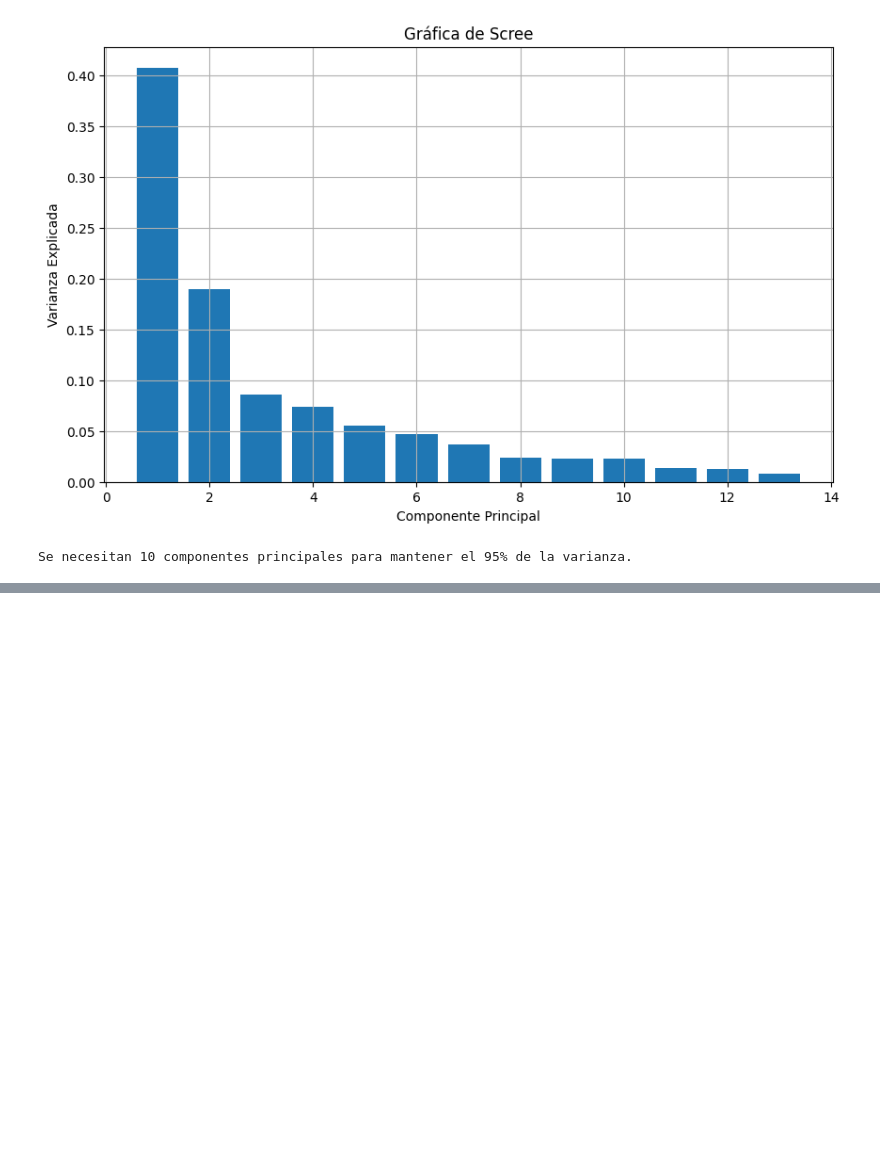
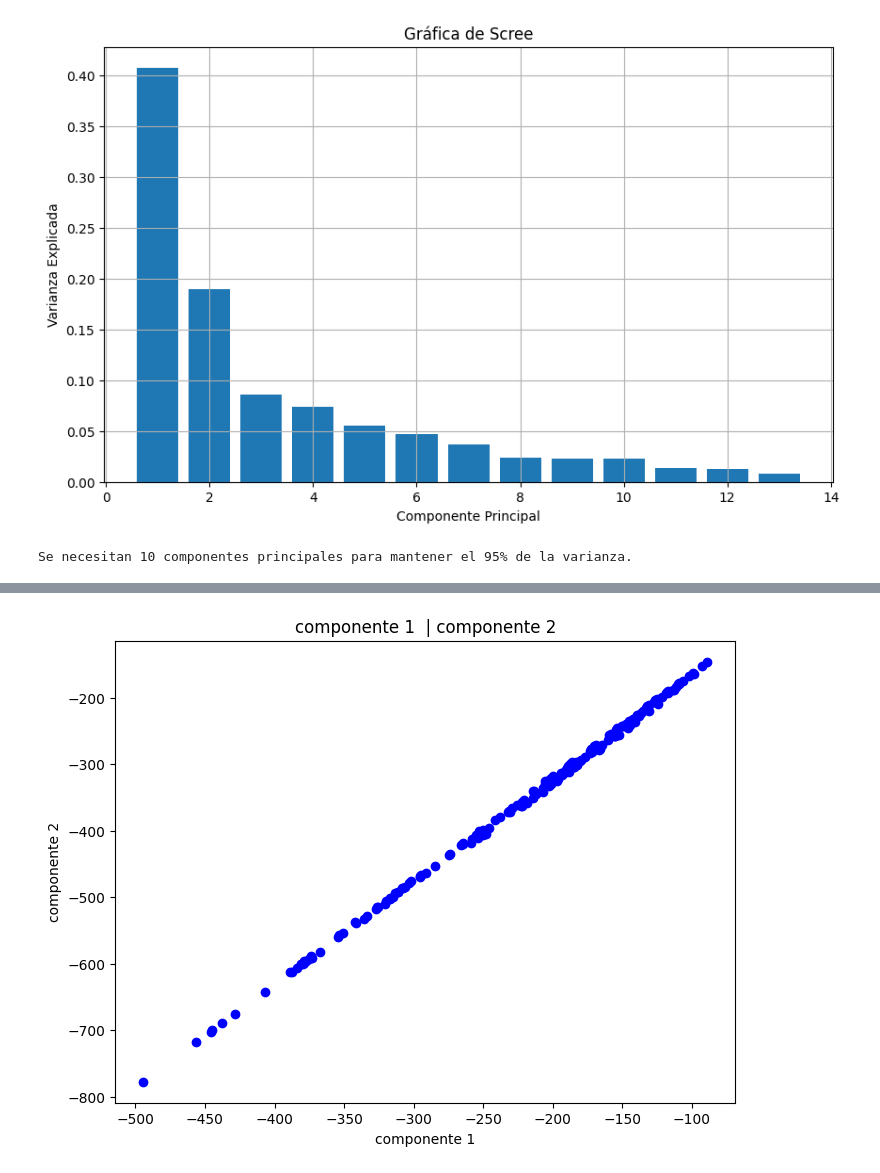
Before and after one commit to CaroPer27/Pr-ctica-2.2-An-lisis-de-Componentes-Principales, a Jupyter notebook: Practica2_2.ipynb, the cells around one changed output, grey strips where cells are left out. Saved outputs shown, nothing was run; the diff lists cells and outputs as text; code cells hidden in the pictures; blank space fills up the shorter version.

```diff
--- a/Practica2_2.ipynb
+++ b/Practica2_2.ipynb
@@ -109,0 +373,9 @@ Se necesitan 10 componentes principales para mantener el 95% de la varianza.
+# %%
+plt.figure(figsize=(8, 6))
+plt.scatter(componente1, componente2, c='b', marker='o')
+plt.xlabel('componente 1')
+plt.ylabel('componente 2')
+plt.title('componente 1  | componente 2')
+plt.show()
+# %% [output]
+[figure, added]
```
Also changed, not shown: parts of 20 cells of this notebook.
